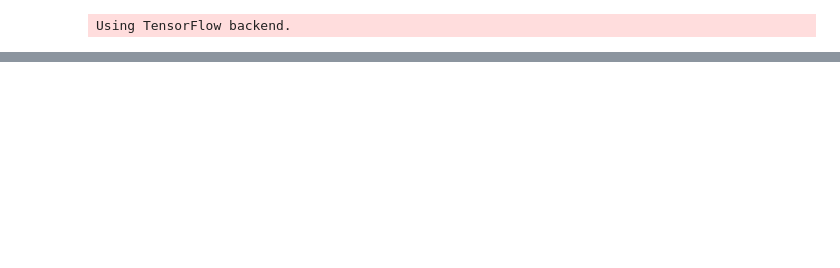
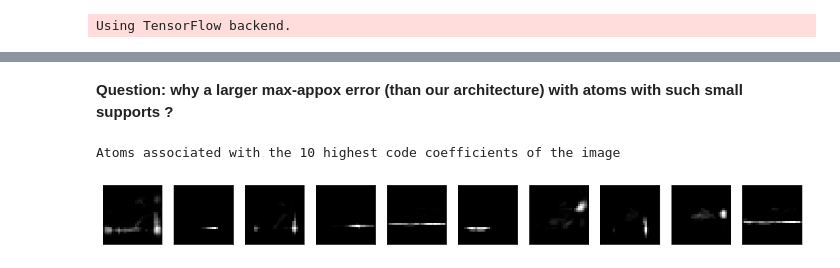
Before and after one commit to PonchonB/Mathematical_Morphologies_And_Deep_Learning, a Jupyter notebook: Notebooks/18_11_07_NNSAE_on_FashionMNIST.ipynb, the cells around one changed output, grey strips where cells are left out. Drawn from its saved outputs; the diff is of its cells as text; code cells hidden in the pictures; blank space fills up the shorter version.

Commit message:
Test of ShallowAE with MaxPlus decoder and 0and1constraint

```diff
--- a/Notebooks/18_11_07_NNSAE_on_FashionMNIST.ipynb
+++ b/Notebooks/18_11_07_NNSAE_on_FashionMNIST.ipynb
@@ -182,4 +23,0 @@ x_test shape: (10000, 28, 28, 1)
-# %%
-h_test = io.loadmat("../Results/NNSAE/18_11_08_fashionMNIST_lrateR0_01_lrateIP_001_regR0_0002_with_scaling/with_scaling/h_test.mat")['h_test']
-x_rec_test = io.loadmat("../Results/NNSAE/18_11_08_fashionMNIST_lrateR0_01_lrateIP_001_regR0_0002_with_scaling/with_scaling/x_rec_test.mat")['x_rec_test']
-atoms = io.loadmat("../Results/NNSAE/18_11_08_fashionMNIST_lrateR0_01_lrateIP_001_regR0_0002_with_scaling/with_scaling/W.mat")['W']
@@ -220,7 +23,0 @@ Test Max-approximation error to dilatation (reconstruction):  0.0437034914357575
-# %%
-print('Dilatation of original images')
-bastien_utils.plot_all_images(bastien_utils.apply_operator_to_all_images(morphoMaths.dilatation, 0.25*x_small, SE_scale=1))
-print('Dilatation of reconstructed images')
-bastien_utils.plot_all_images(bastien_utils.apply_operator_to_all_images(morphoMaths.dilatation, x_rec_small, SE_scale=1))
-print('Max-approximation to dilatation')
-bastien_utils.plot_all_images(metrics.reconstructions(atoms_dil, h_test[idx_small]))
@@ -238,4 +23,0 @@ x_train, y_train = bastien_utils.load_data_fashionMNIST(FILE_PATH, train=True, t
-# %%
-h_train = io.loadmat("../Results/NNSAE/18_11_08_fashionMNIST_lrateR0_01_lrateIP_001_regR0_0002_with_scaling/with_scaling/h_train.mat")['h_train']
-x_rec_train = io.loadmat("../Results/NNSAE/18_11_08_fashionMNIST_lrateR0_01_lrateIP_001_regR0_0002_with_scaling/with_scaling/x_rec_train.mat")['x_rec_train']
-atoms = io.loadmat("../Results/NNSAE/18_11_08_fashionMNIST_lrateR0_01_lrateIP_001_regR0_0002_with_scaling/with_scaling/W.mat")['W']
@@ -293,0 +86,13 @@ train Max-approximation error to dilatation (reconstruction):  0.043786209101934
+# %% [markdown]
+**Question: why a larger max-appox error (than our architecture) with atoms with such small supports ?**
+# %%
+def plot_10_most_used_atoms_for_an_image(h_image, atoms):
+    idx_sort = np.flip(np.argsort(h_image))
+    major_atoms = atoms[idx_sort[:10]]
+    print('Atoms associated with the 10 highest code coefficients of the image')
+    bastien_utils.plot_all_images(major_atoms)
+# %%
+plot_10_most_used_atoms_for_an_image(h_test[0], atoms)
+# %% [output]
+Atoms associated with the 10 highest code coefficients of the image
+[figure, added]
```
Also changed, not shown: parts of 93 cells of this notebook, 25 other files.
